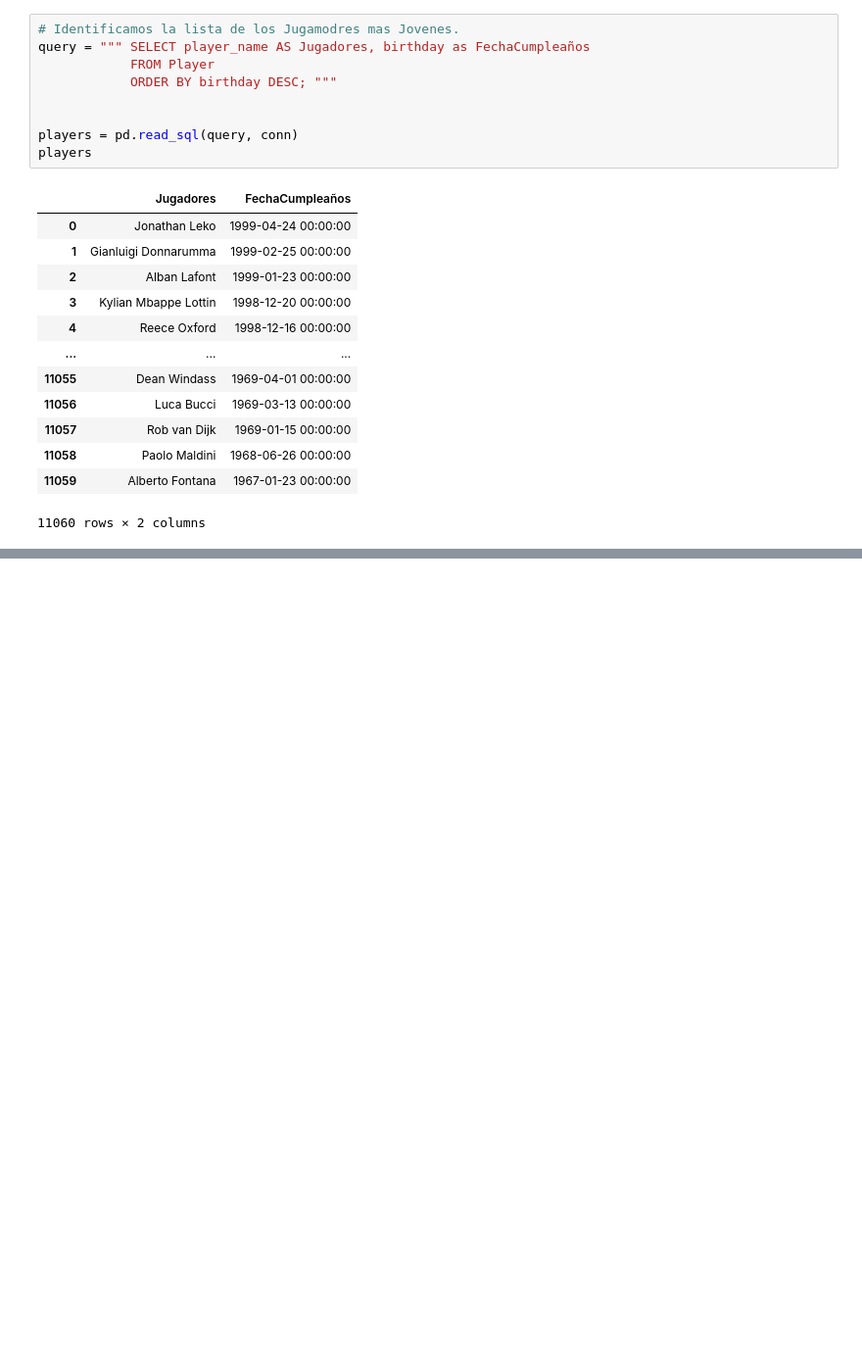
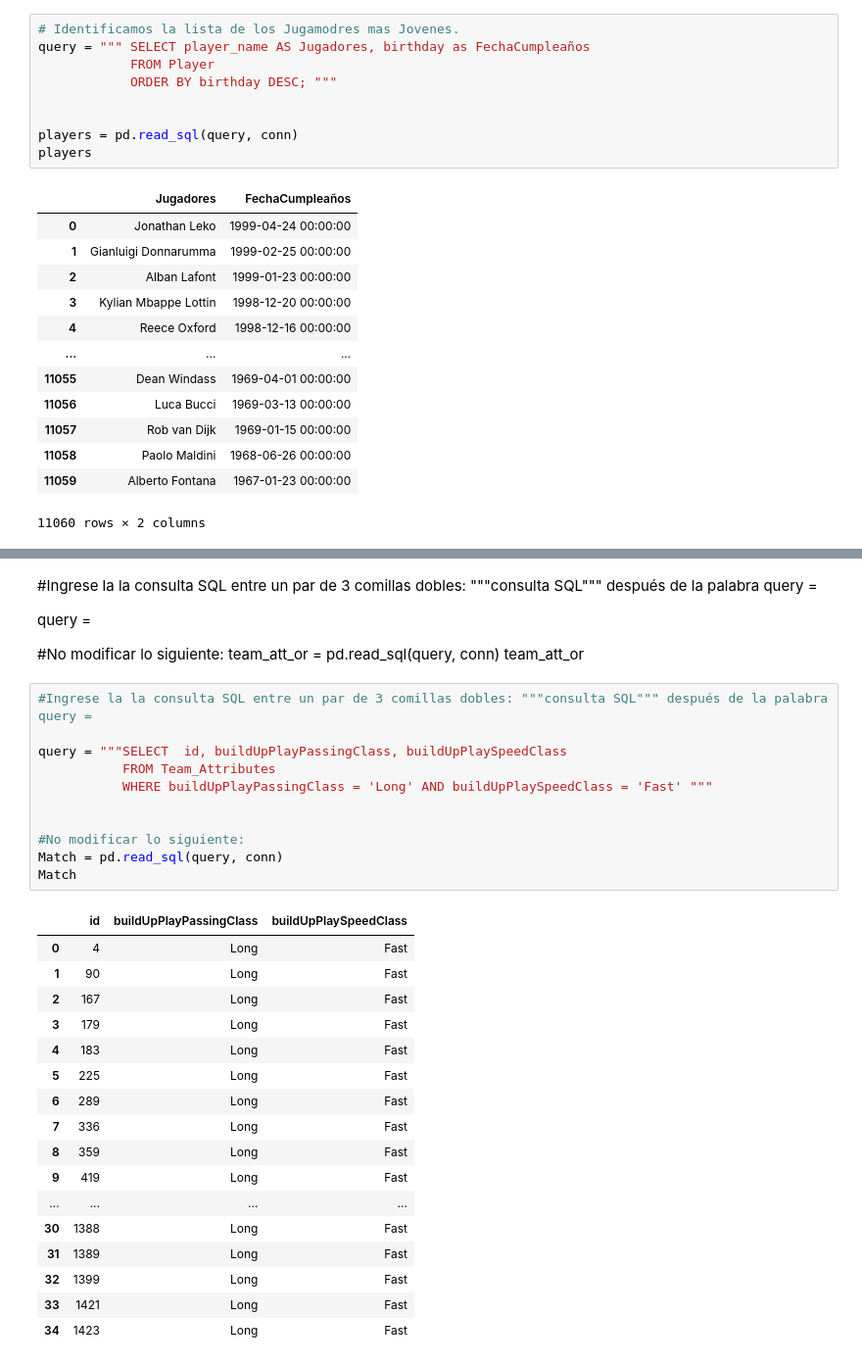
Before and after one commit to SebastianCastillo180/MinTIC, a Jupyter notebook: EjercicioSQL.ipynb, the cells around one changed output, grey strips where cells are left out. Shown: that part at 98% size. Saved outputs shown, nothing was run; the diff lists cells and outputs as text; blank space fills up the shorter version.

```diff
--- a/EjercicioSQL.ipynb
+++ b/EjercicioSQL.ipynb
@@ -484,0 +753,37 @@ players
+# %% [markdown]
+#Ingrese la la consulta SQL entre un par de 3 comillas dobles: """consulta SQL""" después de la palabra query =
+
+query =
+
+#No modificar lo siguiente:
+team_att_or = pd.read_sql(query, conn)
+team_att_or
+# %%
+#Ingrese la la consulta SQL entre un par de 3 comillas dobles: """consulta SQL""" después de la palabra query =
+
+query = """SELECT  id, buildUpPlayPassingClass, buildUpPlaySpeedClass
+           FROM Team_Attributes
+           WHERE buildUpPlayPassingClass = 'Long' AND buildUpPlaySpeedClass = 'Fast' """
+
+
+#No modificar lo siguiente:
+Match = pd.read_sql(query, conn)
+Match
+# %% [output]
+|  | id | buildUpPlayPassingClass | buildUpPlaySpeedClass |
+| 0 | 4 | Long | Fast |
+| 1 | 90 | Long | Fast |
+| 2 | 167 | Long | Fast |
+| 3 | 179 | Long | Fast |
+| 4 | 183 | Long | Fast |
+| 5 | 225 | Long | Fast |
+| 6 | 289 | Long | Fast |
+| 7 | 336 | Long | Fast |
+| 8 | 359 | Long | Fast |
+| 9 | 419 | Long | Fast |
+| ... | ... | ... | ... |
+| 30 | 1388 | Long | Fast |
+| 31 | 1389 | Long | Fast |
+| 32 | 1399 | Long | Fast |
+| 33 | 1421 | Long | Fast |
+| 34 | 1423 | Long | Fast |
```
Also changed, not shown: parts of 46 cells of this notebook.
